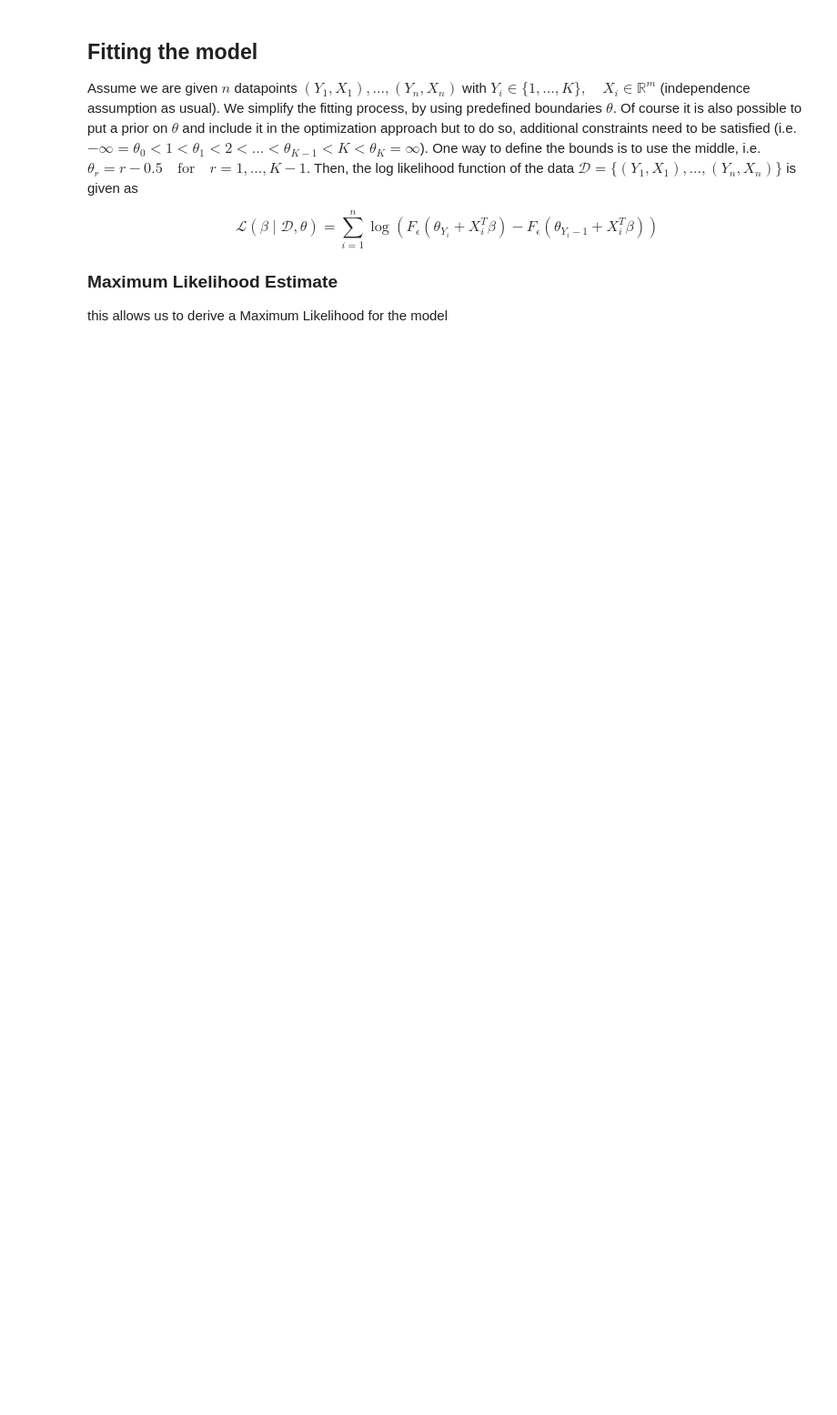
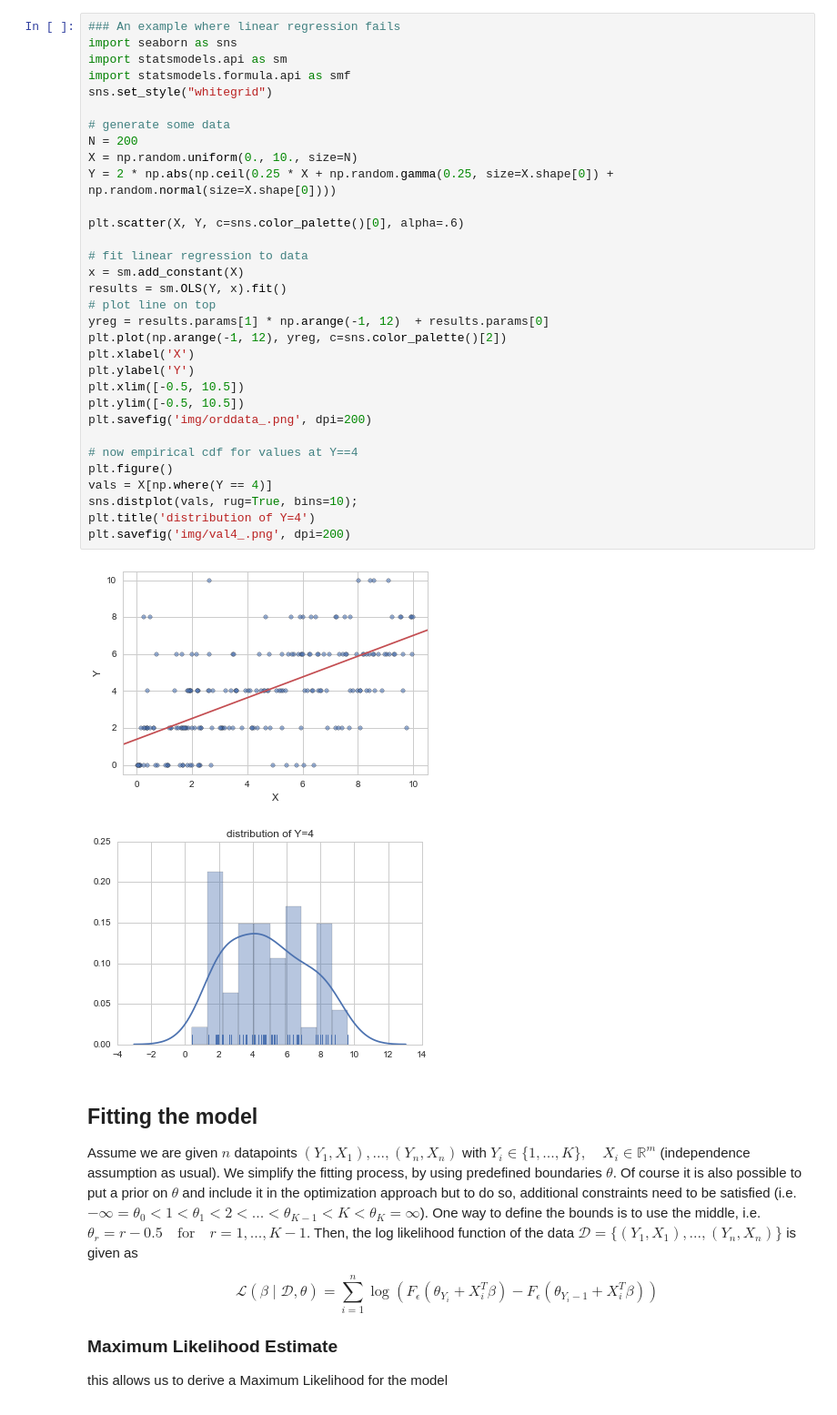
Before and after one commit to abhishekmalali/spark-ml, a Jupyter notebook: ordReg/ordReg.ipynb, the cells around one changed output. Shown: that part at 91% size. Saved outputs shown, nothing was run; the diff lists cells and outputs as text; blank space fills up the shorter version.

```diff
--- a/ordReg/ordReg.ipynb
+++ b/ordReg/ordReg.ipynb
@@ -152,5 +99,40 @@ plt.savefig('epsdf.png', dpi=150)
 # %% [output]
 [figure]
+# %%
+### An example where linear regression fails
+import seaborn as sns
+import statsmodels.api as sm
+import statsmodels.formula.api as smf
+sns.set_style("whitegrid")
+
+# generate some data
+N = 200
+X = np.random.uniform(0., 10., size=N)
+Y = 2 * np.abs(np.ceil(0.25 * X + np.random.gamma(0.25, size=X.shape[0]) + np.random.normal(size=X.shape[0])))
+
+plt.scatter(X, Y, c=sns.color_palette()[0], alpha=.6)
+
+# fit linear regression to data
+x = sm.add_constant(X)
+results = sm.OLS(Y, x).fit()
+# plot line on top
+yreg = results.params[1] * np.arange(-1, 12)  + results.params[0]
+plt.plot(np.arange(-1, 12), yreg, c=sns.color_palette()[2])
+plt.xlabel('X')
+plt.ylabel('Y')
+plt.xlim([-0.5, 10.5])
+plt.ylim([-0.5, 10.5])
+plt.savefig('img/orddata_.png', dpi=200)
+
+# now empirical cdf for values at Y==4
+plt.figure()
+vals = X[np.where(Y == 4)]
+sns.distplot(vals, rug=True, bins=10);
+plt.title('distribution of Y=4')
+plt.savefig('img/val4_.png', dpi=200)
+# %% [output]
+[figure, added]
+[figure, added]
 # %% [markdown]
 ## Fitting the model
 
```
Also changed, not shown: parts of 18 cells of this notebook, 4 other files.
